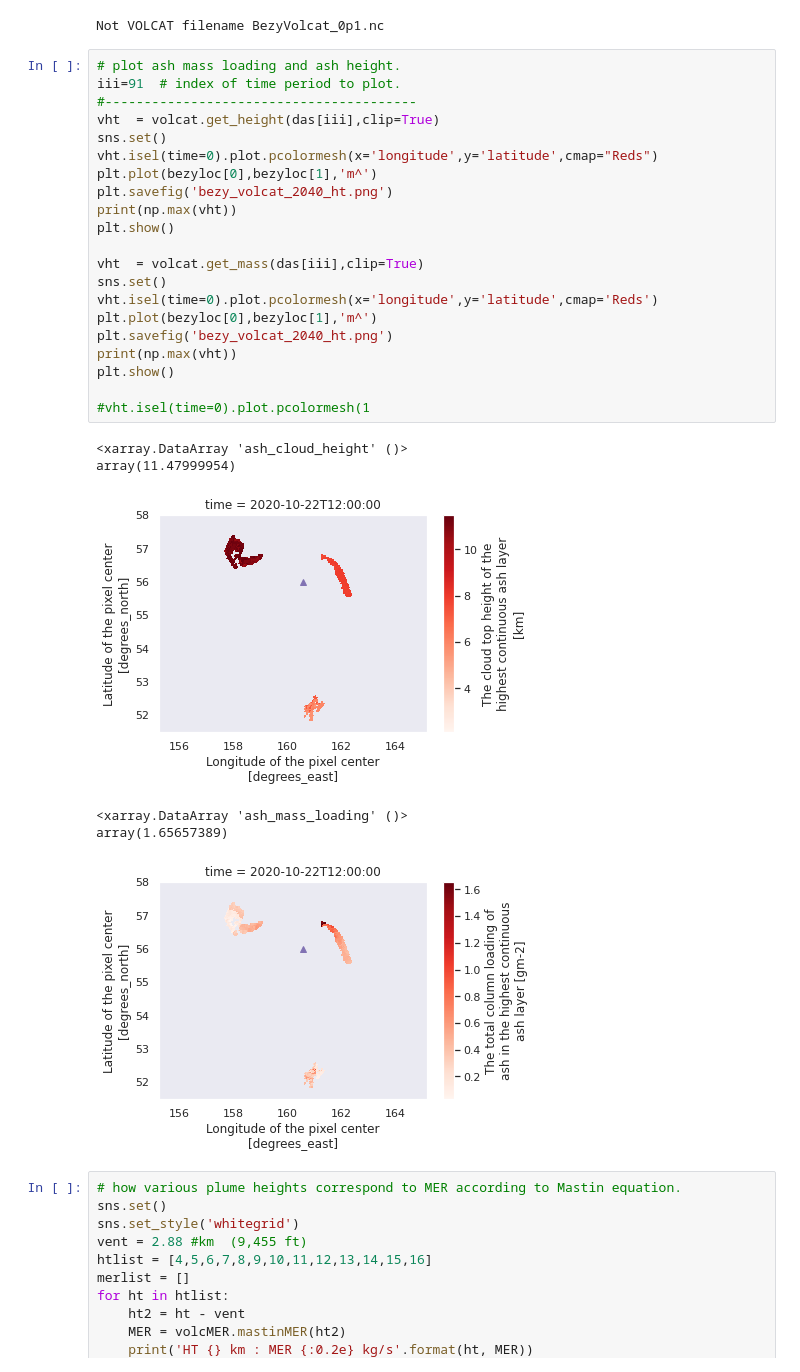
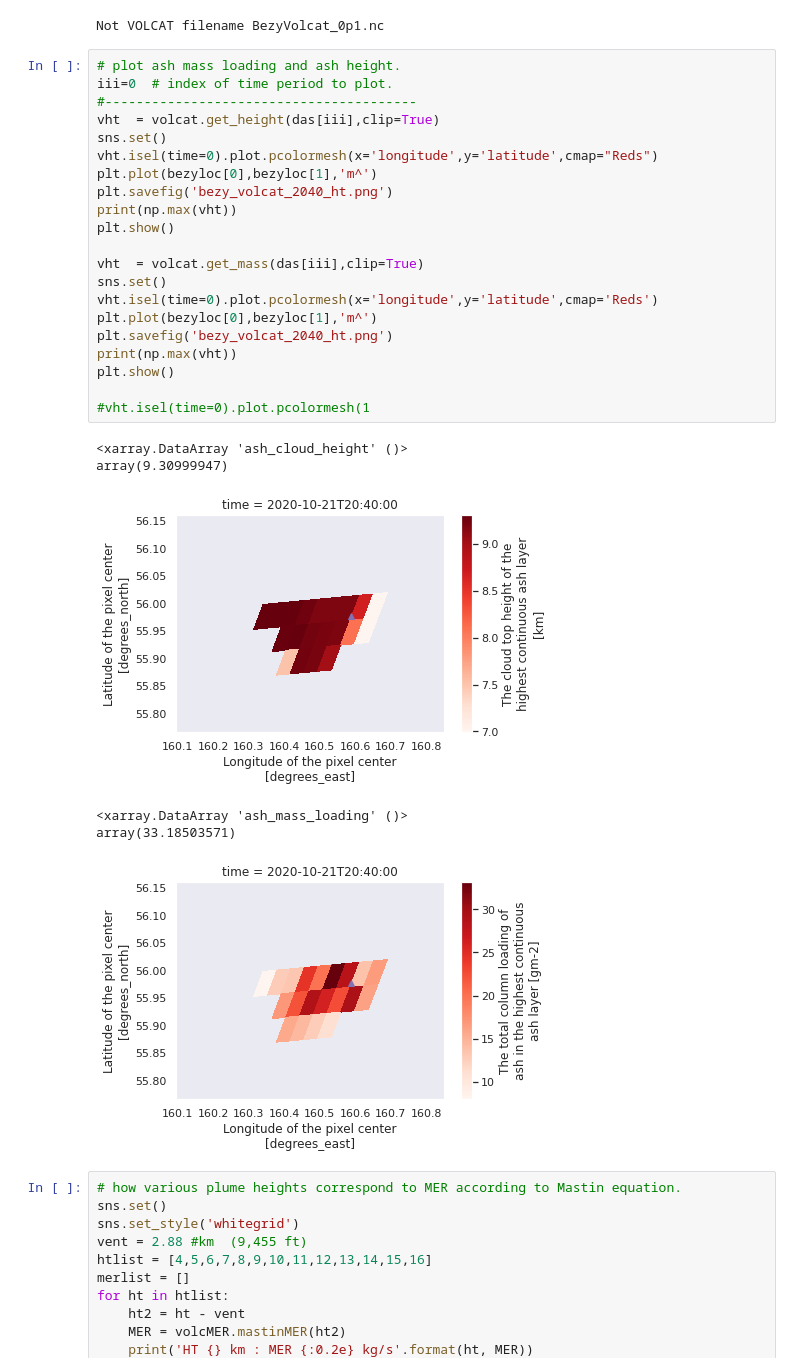
Before and after one commit to noaa-oar-arl/hysplit_asheval_notebooks, a Jupyter notebook: notebooks/Bezy.ipynb, the cells around one changed output. Drawn from its saved outputs; the diff is of its cells as text.

```diff
--- a/notebooks/Bezy.ipynb
+++ b/notebooks/Bezy.ipynb
@@ -75,32 +72,32 @@ das = volcat.get_volcat_list(tdir,daterange=[d1,d2],vid=vidA)
 Not VOLCAT filename BezyVolcat_0p1.nc
 # %%
 # plot ash mass loading and ash height.
-iii=91  # index of time period to plot.
+iii=0  # index of time period to plot.
 #----------------------------------------
 vht  = volcat.get_height(das[iii],clip=True)
 sns.set()
 vht.isel(time=0).plot.pcolormesh(x='longitude',y='latitude',cmap="Reds")
 plt.plot(bezyloc[0],bezyloc[1],'m^')
 plt.savefig('bezy_volcat_2040_ht.png')
 print(np.max(vht))
 plt.show()
 
 vht  = volcat.get_mass(das[iii],clip=True)
 sns.set()
 vht.isel(time=0).plot.pcolormesh(x='longitude',y='latitude',cmap='Reds')
 plt.plot(bezyloc[0],bezyloc[1],'m^')
 plt.savefig('bezy_volcat_2040_ht.png')
 print(np.max(vht))
 plt.show()
 
 #vht.isel(time=0).plot.pcolormesh(1
 # %% [output]
 <xarray.DataArray 'ash_cloud_height' ()>
-array(11.47999954)
+array(9.30999947)
-[figure, old version]
+[figure, new version]
 <xarray.DataArray 'ash_mass_loading' ()>
-array(1.65657389)
+array(33.18503571)
-[figure, old version]
+[figure, new version]
 # %%
 # how various plume heights correspond to MER according to Mastin equation.
 sns.set()
```
Also changed, not shown: parts of 9 cells of this notebook, 9 other files.
